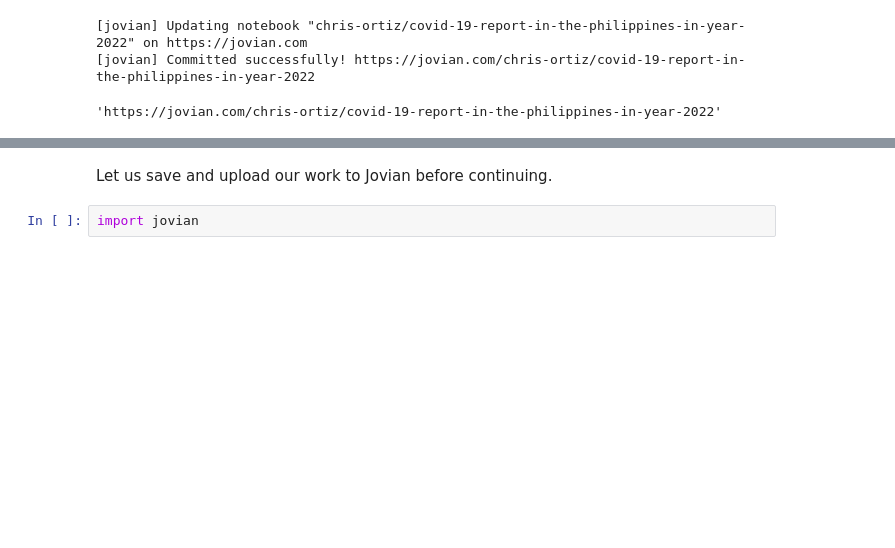
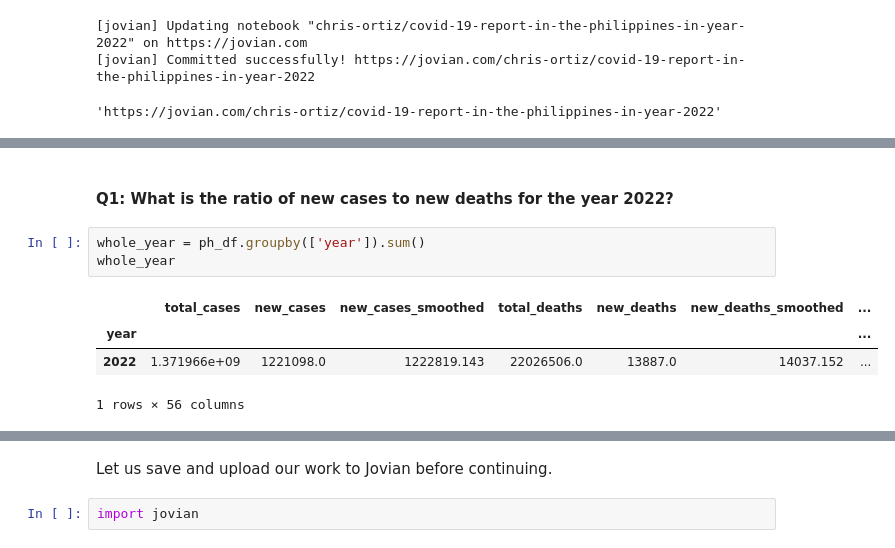
Before and after one commit to progchris00/Covid-19-Ph-2022, a Jupyter notebook: Covid-19_Report_in_the_Philippines_2022.ipynb, the cells around one changed output, grey strips where cells are left out. Saved outputs shown, nothing was run; the diff lists cells and outputs as text; blank space fills up the shorter version.

```diff
--- a/Covid-19_Report_in_the_Philippines_2022.ipynb
+++ b/Covid-19_Report_in_the_Philippines_2022.ipynb
@@ -179,0 +162,10 @@ TODO - write some explanation here.
+# %% [markdown]
+#### Q1: What is the ratio of new cases to new deaths for the year 2022?
+# %%
+whole_year = ph_df.groupby(['year']).sum()
+whole_year
+# %% [output]
+|  | total_cases | new_cases | new_cases_smoothed | total_deaths | new_deaths | new_deaths_smoothed | ... |
+| year |  |  |  |  |  |  | ... |
+| 2022 | 1.371966e+09 | 1221098.0 | 1222819.143 | 22026506.0 | 13887.0 | 14037.152 | ... |
+1 rows × 56 columns
```
Also changed, not shown: parts of 29 cells of this notebook.
